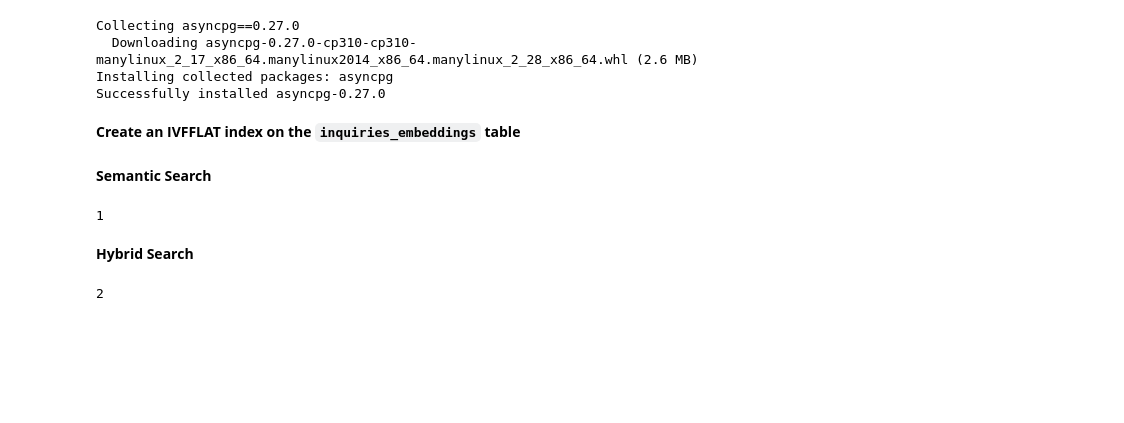
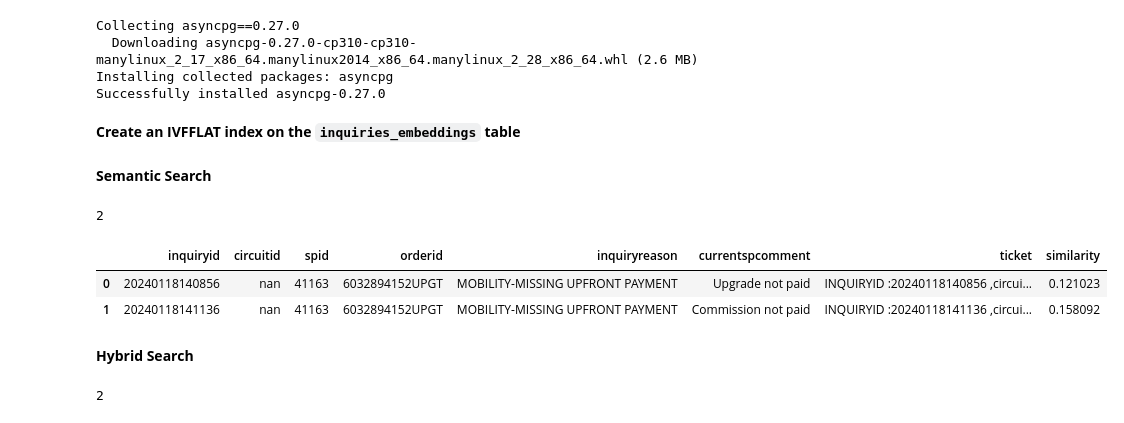
Before and after one commit to RajeshPeddireddy/VectorDB, a Jupyter notebook: Copy_of_PostgresSQLDemo.ipynb, the cells around one changed output. Cells and saved outputs as stored; diff of their text form; code cells hidden in the pictures; blank space fills up the shorter version.

```diff
--- a/Copy_of_PostgresSQLDemo.ipynb
+++ b/Copy_of_PostgresSQLDemo.ipynb
@@ -474,7 +493,7 @@ await main()  # type: ignore
 # @@markdown Enter a short description of the Inquiry to search in the Inquiries Dataset:
 #question = "Get the Inquiry details for the INQUIRYID :20240118071921"
 #question = "Get the Inquiry details for the SPID :41163"
-question = "List INQUIRYID with value 20240118071921"
+question = "INQUIRYID: 20240118071921"
 
 from langchain.embeddings import VertexAIEmbeddings
 from google.cloud import aiplatform
@@ -540,35 +559,39 @@ async def main():
 # inquiryid,circuitid,spid,orderid,inquiryreason,currentspcomment,currentspoccomment,ticket,vectorembedding
         print(len(results))
         if len(results) == 0:
             raise Exception("Did not find any results. Adjust the query parameters.")
 
         for r in results:
             # Collect the description for all the matched similar toy products.
             matches.append(
                 {
                     "inquiryid": r["inquiryid"],
                     "circuitid": r["circuitid"],
                     "spid": r["spid"],
                     "orderid": r["orderid"],
                     "inquiryreason": r["inquiryreason"],
                     "currentspcomment": r["currentspcomment"],
                     "ticket": r["ticket"],
                     "similarity": r["similarity"],
 
                 }
             )
 
         await conn.close()
 
 
 # Run the SQL commands now.
 await main()  # type: ignore
 
 # Show the results for similar products that matched the user query.
 matches = pd.DataFrame(matches)
-matches.to_csv('/content/sample_data/spout8.csv')
+matches.head(5)
+#matches.to_csv('/content/sample_data/spout8.csv')
 # %% [output]
-1
+2
+|  | inquiryid | circuitid | spid | orderid | inquiryreason | currentspcomment | ticket | similarity |
+| 0 | 20240118140856 | nan | 41163 | 6032894152UPGT | MOBILITY-MISSING UPFRONT PAYMENT | Upgrade not paid | INQUIRYID :20240118140856 ,circui... | 0.121023 |
+| 1 | 20240118141136 | nan | 41163 | 6032894152UPGT | MOBILITY-MISSING UPFRONT PAYMENT | Commission not paid | INQUIRYID :20240118141136 ,circui... | 0.158092 |
 # %% [markdown]
 **Hybrid Search**
 # %%
```
Also changed, not shown: parts of 11 cells of this notebook.
